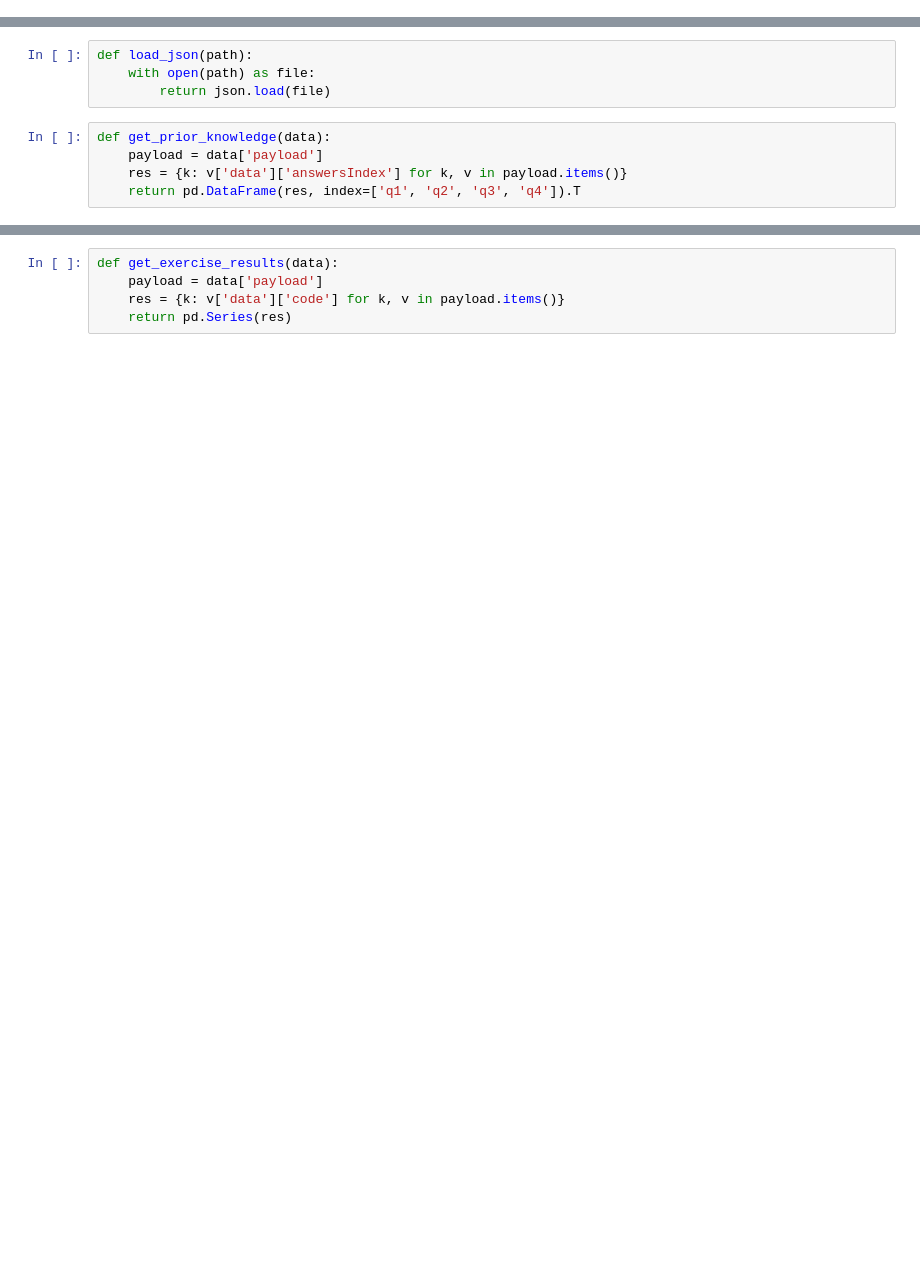
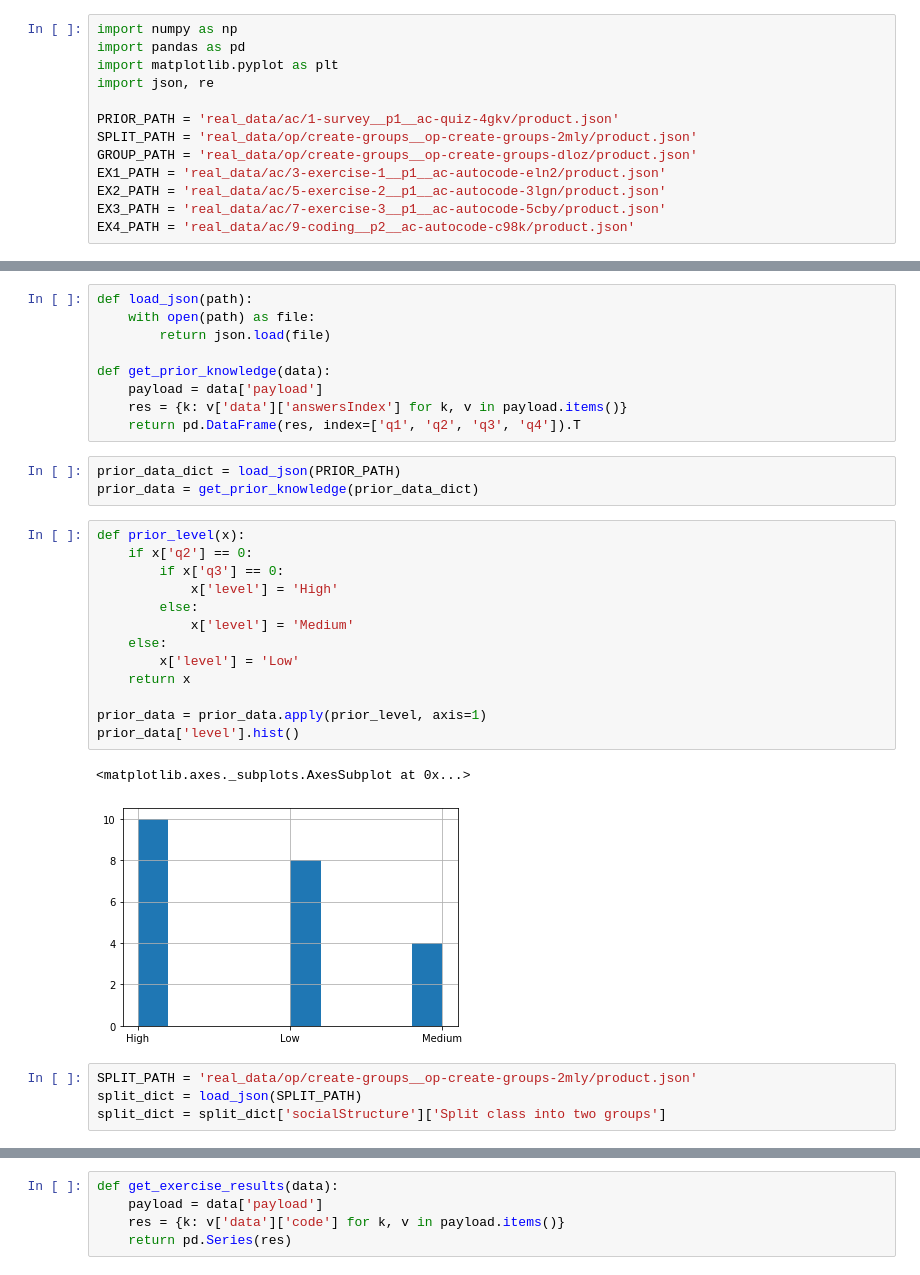
Before and after one commit to valentinoli/dela-html-lesson, a Jupyter notebook: frog-analysis.ipynb, the cells around one changed output, grey strips where cells are left out. Drawn from its saved outputs; the diff is of its cells as text; blank space fills up the shorter version.

```diff
--- a/frog-analysis.ipynb
+++ b/frog-analysis.ipynb
@@ -8,0 +5,13 @@ import json, re
+# %%
+import numpy as np
+import pandas as pd
+import matplotlib.pyplot as plt
+import json, re
+
+PRIOR_PATH = 'real_data/ac/1-survey__p1__ac-quiz-4gkv/product.json'
+SPLIT_PATH = 'real_data/op/create-groups__op-create-groups-2mly/product.json'
+GROUP_PATH = 'real_data/op/create-groups__op-create-groups-dloz/product.json'
+EX1_PATH = 'real_data/ac/3-exercise-1__p1__ac-autocode-eln2/product.json'
+EX2_PATH = 'real_data/ac/5-exercise-2__p1__ac-autocode-3lgn/product.json'
+EX3_PATH = 'real_data/ac/7-exercise-3__p1__ac-autocode-5cby/product.json'
+EX4_PATH = 'real_data/ac/9-coding__p2__ac-autocode-c98k/product.json'
@@ -10,8 +23,31 @@ import json, re
 def load_json(path):
     with open(path) as file:
         return json.load(file)
+
+def get_prior_knowledge(data):
+    payload = data['payload']
+    res = {k: v['data']['answersIndex'] for k, v in payload.items()}
+    return pd.DataFrame(res, index=['q1', 'q2', 'q3', 'q4']).T
-# %%
-def get_prior_knowledge(data):
-    payload = data['payload']
-    res = {k: v['data']['answersIndex'] for k, v in payload.items()}
-    return pd.DataFrame(res, index=['q1', 'q2', 'q3', 'q4']).T
+# %%
+prior_data_dict = load_json(PRIOR_PATH)
+prior_data = get_prior_knowledge(prior_data_dict)
+# %%
+def prior_level(x):
+    if x['q2'] == 0:
+        if x['q3'] == 0:
+            x['level'] = 'High'
+        else:
+            x['level'] = 'Medium'
+    else:
+        x['level'] = 'Low'
+    return x
+
+prior_data = prior_data.apply(prior_level, axis=1)
+prior_data['level'].hist()
+# %% [output]
+<matplotlib.axes._subplots.AxesSubplot at 0x...>
+[figure, added]
+# %%
+SPLIT_PATH = 'real_data/op/create-groups__op-create-groups-2mly/product.json'
+split_dict = load_json(SPLIT_PATH)
+split_dict = split_dict['socialStructure']['Split class into two groups']
```
Also changed, not shown: parts of 45 cells of this notebook, 3 other files.
